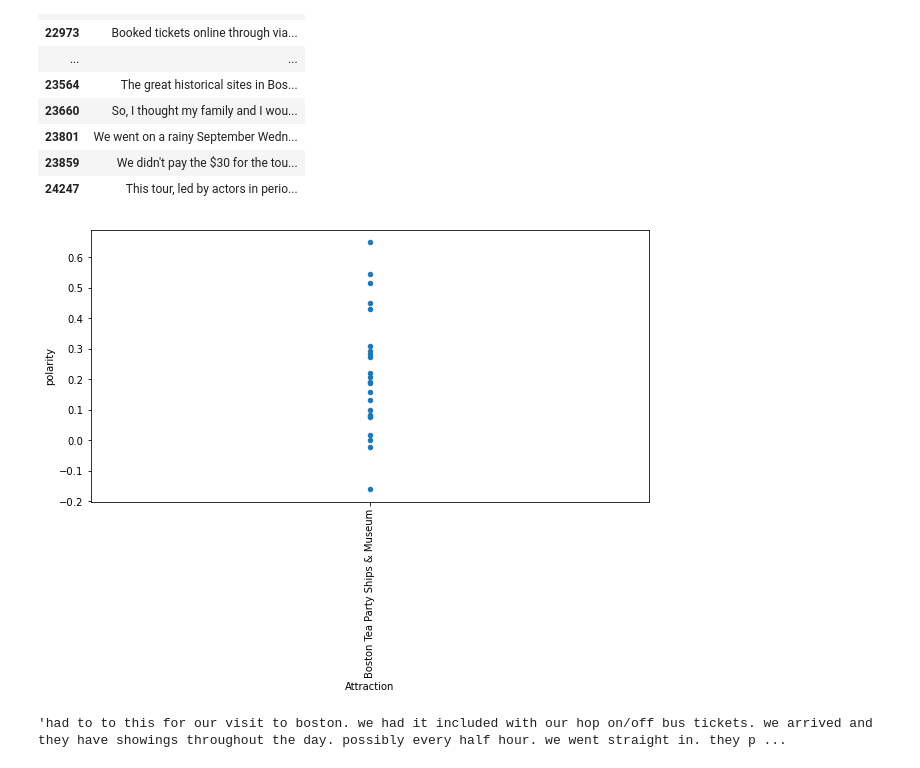
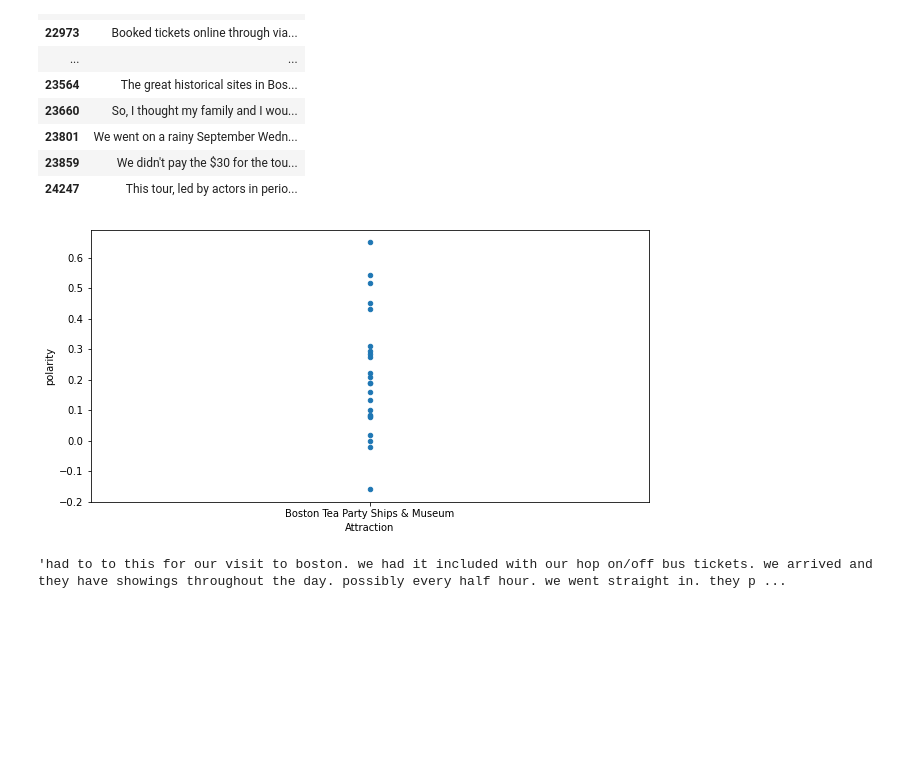
Before and after one commit to tdchoi7/Web_Scrape_Proj, a Jupyter notebook: tripadv/2_Analysis_Boston.ipynb, the cells around one changed output. Saved outputs shown, nothing was run; the diff lists cells and outputs as text; code cells hidden in the pictures; blank space fills up the shorter version.

```diff
--- a/tripadv/2_Analysis_Boston.ipynb
+++ b/tripadv/2_Analysis_Boston.ipynb
@@ -279,6 +277,7 @@ tripadv[tripadv['City']=='Boston'].groupby('Attraction').agg(['sum', 'min', 'max
 - The comparisons are between reviews giving 5 stars to the attraction and reviews giving anything less than 4 stars
 # %%
 # change the ratings 1, 2, 3 to 'poor' since there are so few of them
+tripadv['Old_Rating'] = tripadv['Rating']
 
 ta_chng_rat = tripadv.replace({'Rating': [1, 2, 3]}, 'Poor')
 ta_chng_rat.sample(20)
@@ -989,23 +888,16 @@ ta_5vspoor[(ta_5vspoor['Rating']=='Poor') &
 | 23859 | We didn't pay the $30 for the tou... |
 | 24247 | This tour, led by actors in perio... |
 # %%
-from textblob import TextBlob
-
+# looking at polarity for Bos tpsm
 bos_tpsm_giftshop = ta_5vspoor[(ta_5vspoor['Rating']=='Poor') &
                                (ta_5vspoor['Attraction']=='Boston Tea Party Ships & Museum') &
                                (ta_5vspoor['Text'].str.contains('gift')) &
                                (ta_5vspoor['Text'].str.contains('shop'))]
 
 sample_size = len(bos_tpsm_giftshop)
 
-def sentiment_func(x):
-    sentiment = TextBlob(x['Text'])
-    x['polarity'] = sentiment.polarity
-    x['subjectivity'] = sentiment.subjectivity
-    return x
-
 sample = bos_tpsm_giftshop.sample(sample_size).apply(sentiment_func, axis=1)
-sample.plot.scatter('Attraction', 'polarity').tick_params(axis='x', labelrotation = 90)
+sample.plot.scatter('Attraction', 'polarity').tick_params(axis='x')
 # %% [output]
-[figure, old version]
+[figure, new version]
 # %%
```
Also changed, not shown: parts of 200 cells of this notebook, 2 other files.
